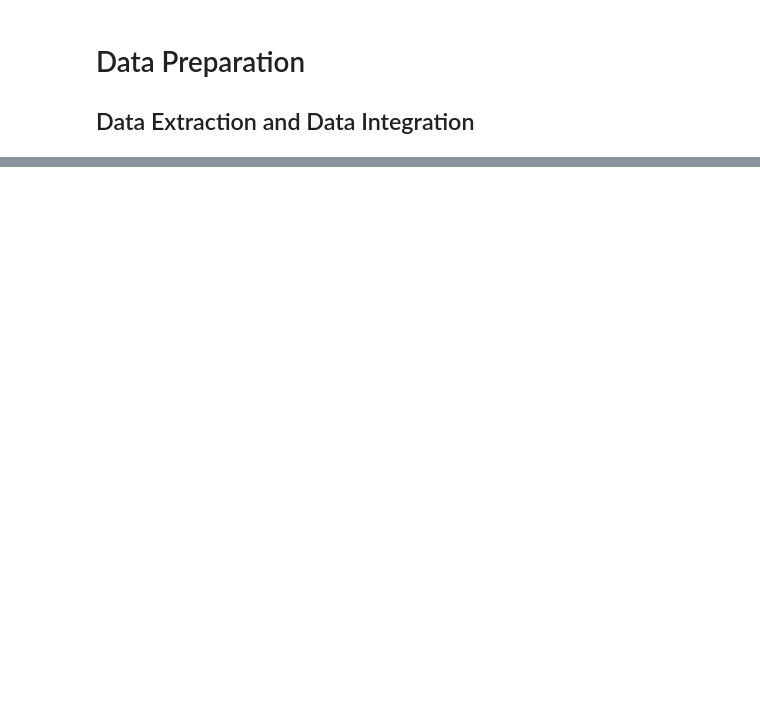
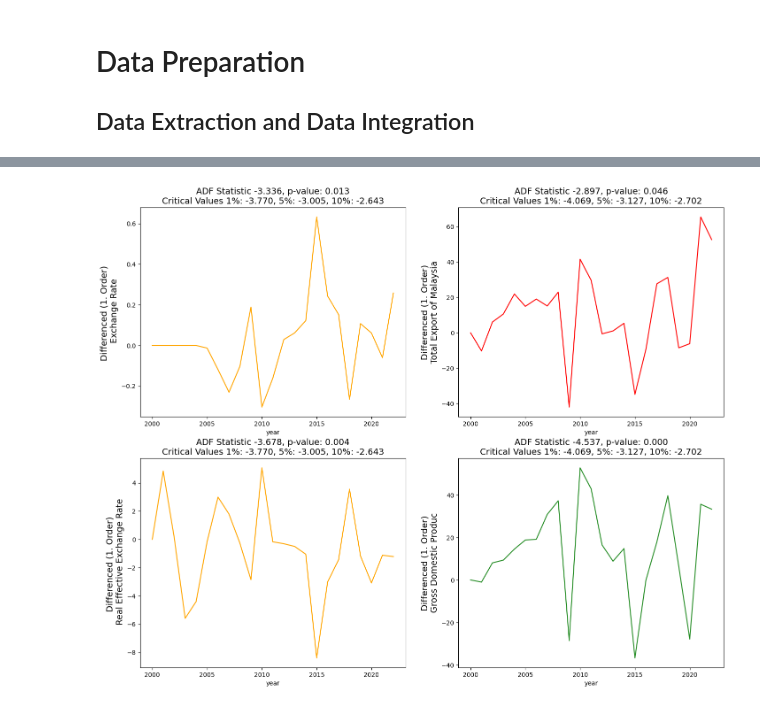
Before and after one commit to jhwong97/wqd7002-forecasting-export-project, a Jupyter notebook: main-code.ipynb, the cells around one changed output, grey strips where cells are left out. Saved outputs shown, nothing was run; the diff lists cells and outputs as text; code cells hidden in the pictures; blank space fills up the shorter version.

```diff
--- a/main-code.ipynb
+++ b/main-code.ipynb
@@ -147,0 +196,22 @@ memory usage: 1.2 KB
+# %%
+# First Order Differencing
+ts_diff = np.diff(final_df['Export'])
+final_df['Export1'] = np.append([0], ts_diff)
+
+ts_diff = np.diff(final_df['ER'])
+final_df['ER'] = np.append([0], ts_diff)
+
+ts_diff = np.diff(final_df['REER'])
+final_df['REER'] = np.append([0], ts_diff)
+
+ts_diff = np.diff(final_df['GDP'])
+final_df['GDP'] = np.append([0], ts_diff)
+
+# Reconduct the ADF test to check for the stationarity of data
+f, ax = plt.subplots(nrows=2, ncols=2, figsize=(17, 13.5))
+visualize_adfuller_results(final_df['ER'].values, 'Differenced (1. Order) \n Exchange Rate', ax[0, 0])
+visualize_adfuller_results(final_df['REER'].values, 'Differenced (1. Order) \n Real Effective Exchange Rate', ax[1, 0])
+visualize_adfuller_results(final_df['GDP'].values, ' Differenced (1. Order) \nGross Domestic Produc', ax[1, 1])
+visualize_adfuller_results(final_df['Export1'].values, ' Differenced (1. Order) \nTotal Export of Malaysia', ax[0, 1])
+# %% [output]
+[figure, added]
```
Also changed, not shown: parts of 6 cells of this notebook.
